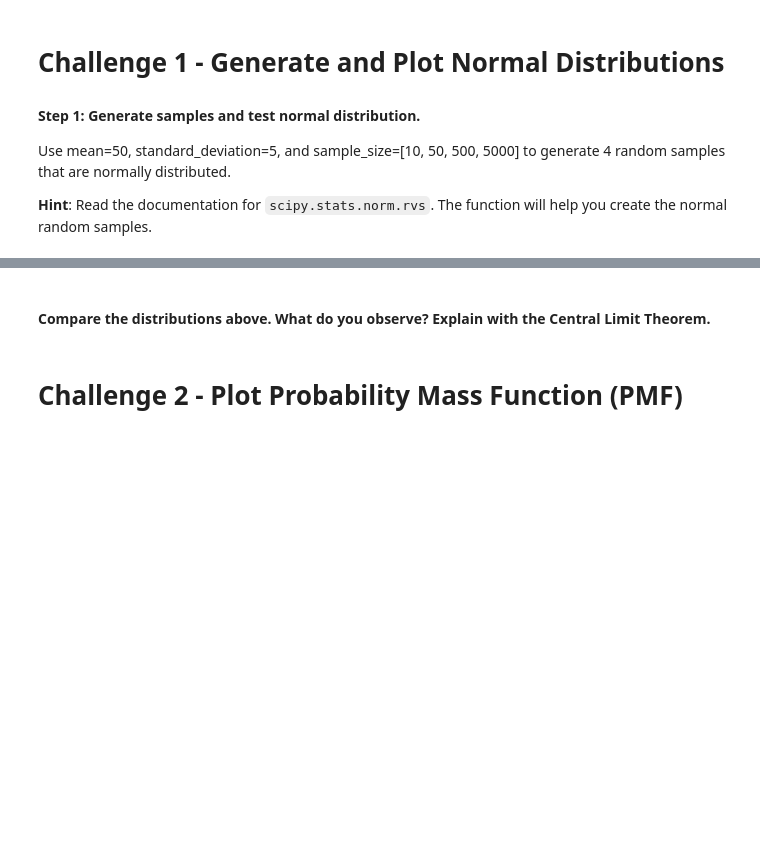
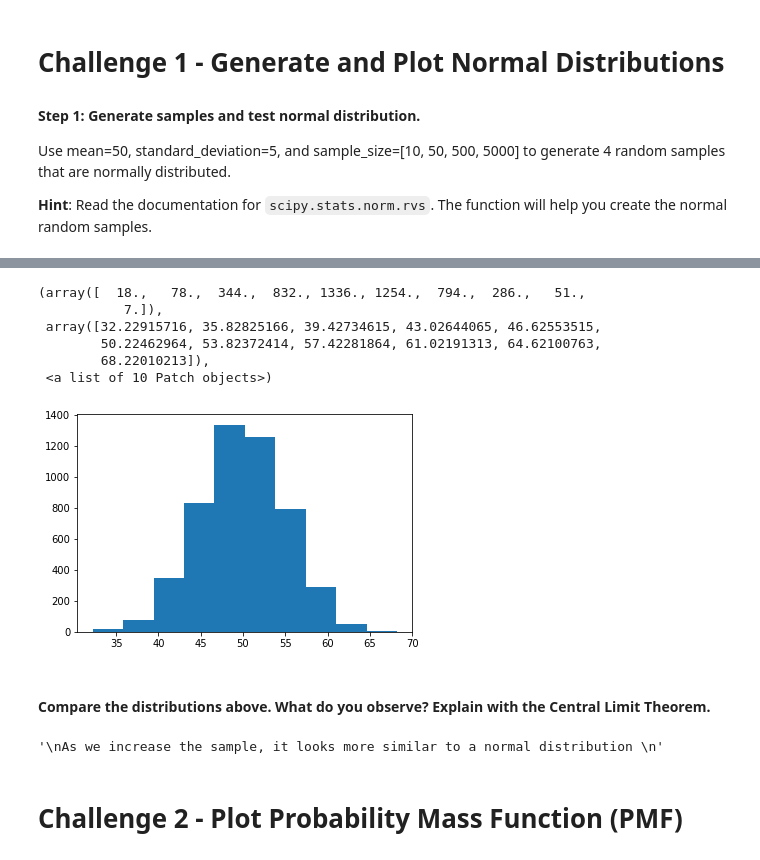
Before and after one commit to pedrodgn/ironhack, a Jupyter notebook: week6-Statistics/ProbDistrb.ipynb, the cells around one changed output, grey strips where cells are left out. Drawn from its saved outputs; the diff is of its cells as text; code cells hidden in the pictures; blank space fills up the shorter version.

```diff
--- a/week6-Statistics/ProbDistrb.ipynb
+++ b/week6-Statistics/ProbDistrb.ipynb
@@ -26,2 +58,12 @@ If you did, your outputs would be really similar to the ones below:
+# %%
+plt.hist(rand_5000)
+# %% [output]
+(array([  18.,   78.,  344.,  832., 1336., 1254.,  794.,  286.,   51.,
+           7.]),
+ array([32.22915716, 35.82825166, 39.42734615, 43.02644065, 46.62553515,
+        50.22462964, 53.82372414, 57.42281864, 61.02191313, 64.62100763,
+        68.22010213]),
+ <a list of 10 Patch objects>)
+[figure, added]
 # %% [markdown]
 #### Compare the distributions above. What do you observe? Explain with the Central Limit Theorem.
@@ -32,3 +70,9 @@ your comments here
+# %%
+"""
+As we increase the sample, it looks more similar to a normal distribution
+"""
+# %% [output]
+'\nAs we increase the sample, it looks more similar to a normal distribution \n'
 # %% [markdown]
 # Challenge 2 - Plot Probability Mass Function (PMF)
 # %% [markdown]
```
Also changed, not shown: parts of 20 cells of this notebook.
